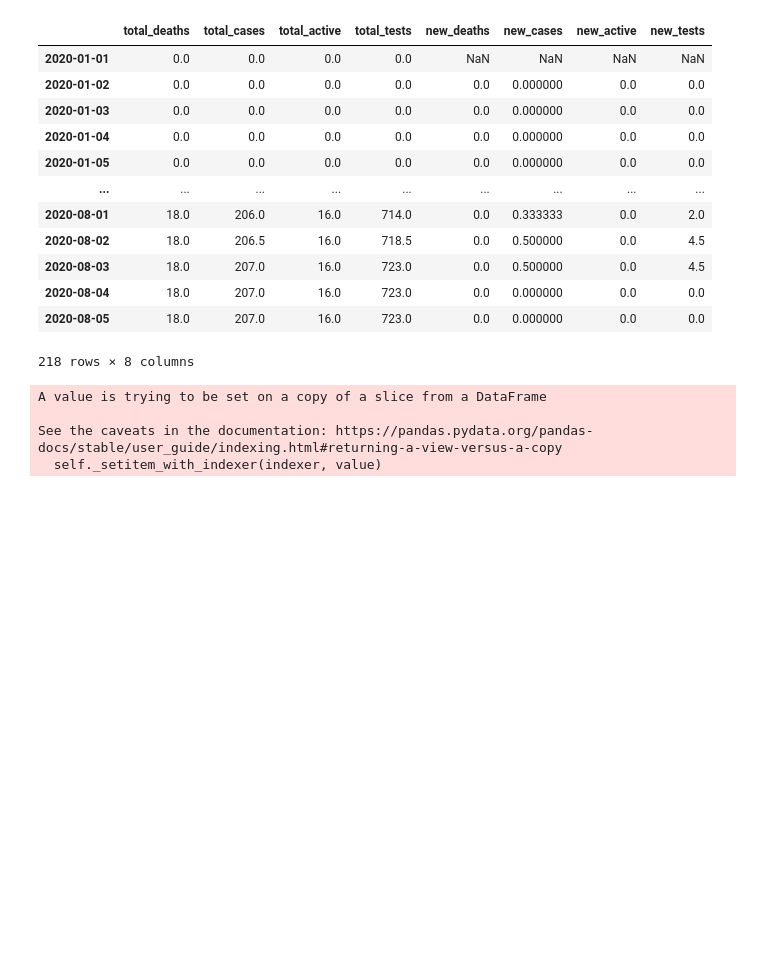
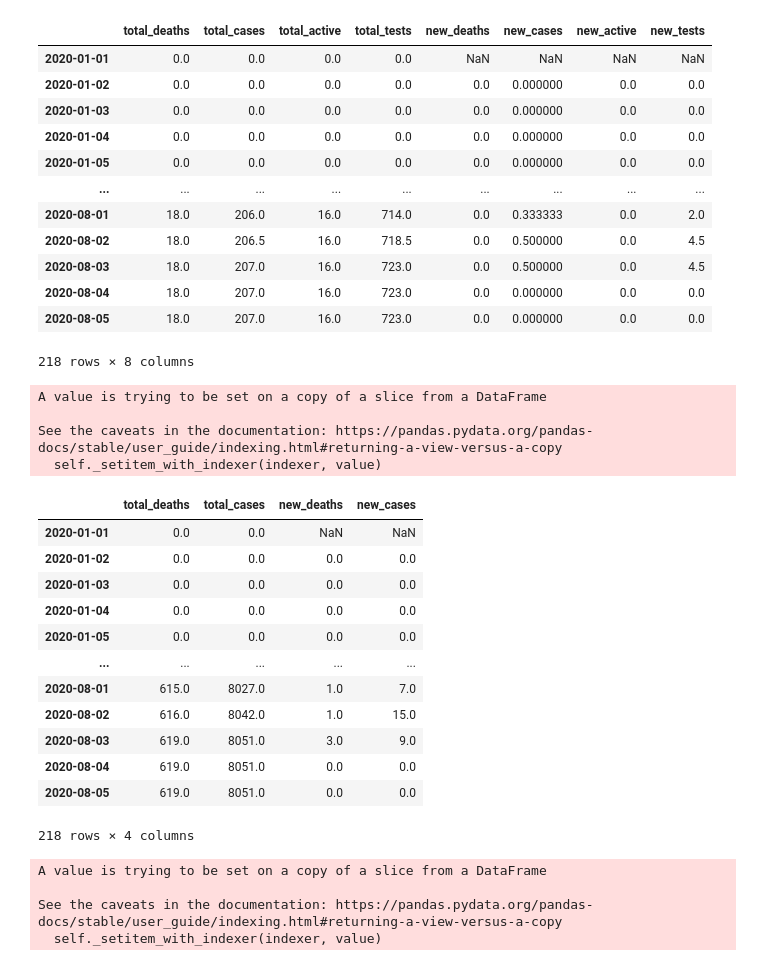
Before and after one commit to danielsuo/princeton.fyi, a Jupyter notebook: notebooks/Testing.ipynb, the cells around one changed output. Cells and saved outputs as stored; diff of their text form; code cells hidden in the pictures; blank space fills up the shorter version.

```diff
--- a/notebooks/Testing.ipynb
+++ b/notebooks/Testing.ipynb
@@ -212,6 +212,50 @@ local_table
 | 2020-08-04 | 18.0 | 207.0 | 16.0 | 723.0 | 0.0 | 0.000000 | 0.0 | 0.0 |
 | 2020-08-05 | 18.0 | 207.0 | 16.0 | 723.0 | 0.0 | 0.000000 | 0.0 | 0.0 |
 218 rows × 8 columns
+# %%
+county = {
+    "total_deaths": srcs["county_death"].df[srcs["county_death"].df.countyFIPS == 34021].drop(columns=["countyFIPS", "County Name", "State", "stateFIPS"]).T.iloc[:, 0].rename("total_deaths"),
+    "total_cases": srcs["county_case"].df[srcs["county_case"].df.countyFIPS == 34021].drop(columns=["countyFIPS", "County Name", "State", "stateFIPS"]).T.iloc[:, 0].rename("total_cases"),
+#     "total_active": srcs["princeton"].df.active_positive.iloc[::-1].rename("total_active"),
+#     "total_tests": (srcs["princeton"].df.total_positive.iloc[::-1] + srcs["princeton"].df.total_negative.iloc[::-1]).rename("total_tests")
+}
+# %%
+county_table = dates
+
+for df in county:
+    county_table = pd.merge(pd.DataFrame(county_table), county[df], how="outer", left_index=True, right_index=True)
+
+for df in county:
+    county_table[df].iloc[:np.argmin(county_table[df])] = 0
+
+county_table = county_table.interpolate(method="time", limit_direction="both")
+del county_table[0]
+
+county_diffsa = county_table.diff()
+county_diffs.columns = [col.replace("total", "new") for col in county_table.columns]
+
+county_table = pd.concat([county_table, county_diffs], axis=1)
+# %% [output]
+A value is trying to be set on a copy of a slice from a DataFrame
+
+See the caveats in the documentation: https://pandas.pydata.org/pandas-docs/stable/user_guide/indexing.html#returning-a-view-versus-a-copy
+  self._setitem_with_indexer(indexer, value)
+# %%
+county_table
+# %% [output]
+|  | total_deaths | total_cases | new_deaths | new_cases |
+| 2020-01-01 | 0.0 | 0.0 | NaN | NaN |
+| 2020-01-02 | 0.0 | 0.0 | 0.0 | 0.0 |
+| 2020-01-03 | 0.0 | 0.0 | 0.0 | 0.0 |
+| 2020-01-04 | 0.0 | 0.0 | 0.0 | 0.0 |
+| 2020-01-05 | 0.0 | 0.0 | 0.0 | 0.0 |
+| ... | ... | ... | ... | ... |
+| 2020-08-01 | 615.0 | 8027.0 | 1.0 | 7.0 |
+| 2020-08-02 | 616.0 | 8042.0 | 1.0 | 15.0 |
+| 2020-08-03 | 619.0 | 8051.0 | 3.0 | 9.0 |
+| 2020-08-04 | 619.0 | 8051.0 | 0.0 | 0.0 |
+| 2020-08-05 | 619.0 | 8051.0 | 0.0 | 0.0 |
+218 rows × 4 columns
 # %%
 deaths = {
     "local": srcs["princeton"].df.total_deaths.iloc[::-1].rename("local"),
```
Also changed, not shown: parts of 4 cells of this notebook, 9 other files.
